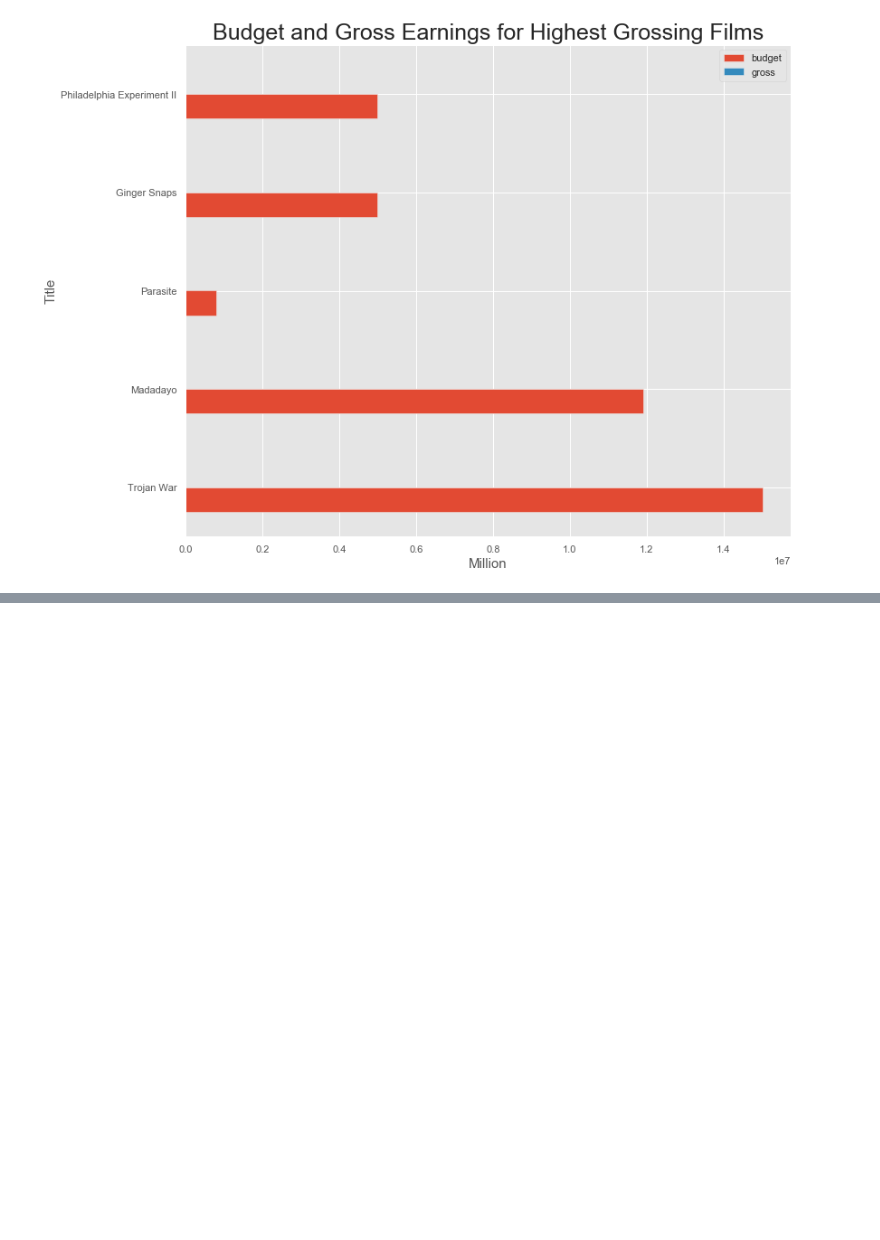
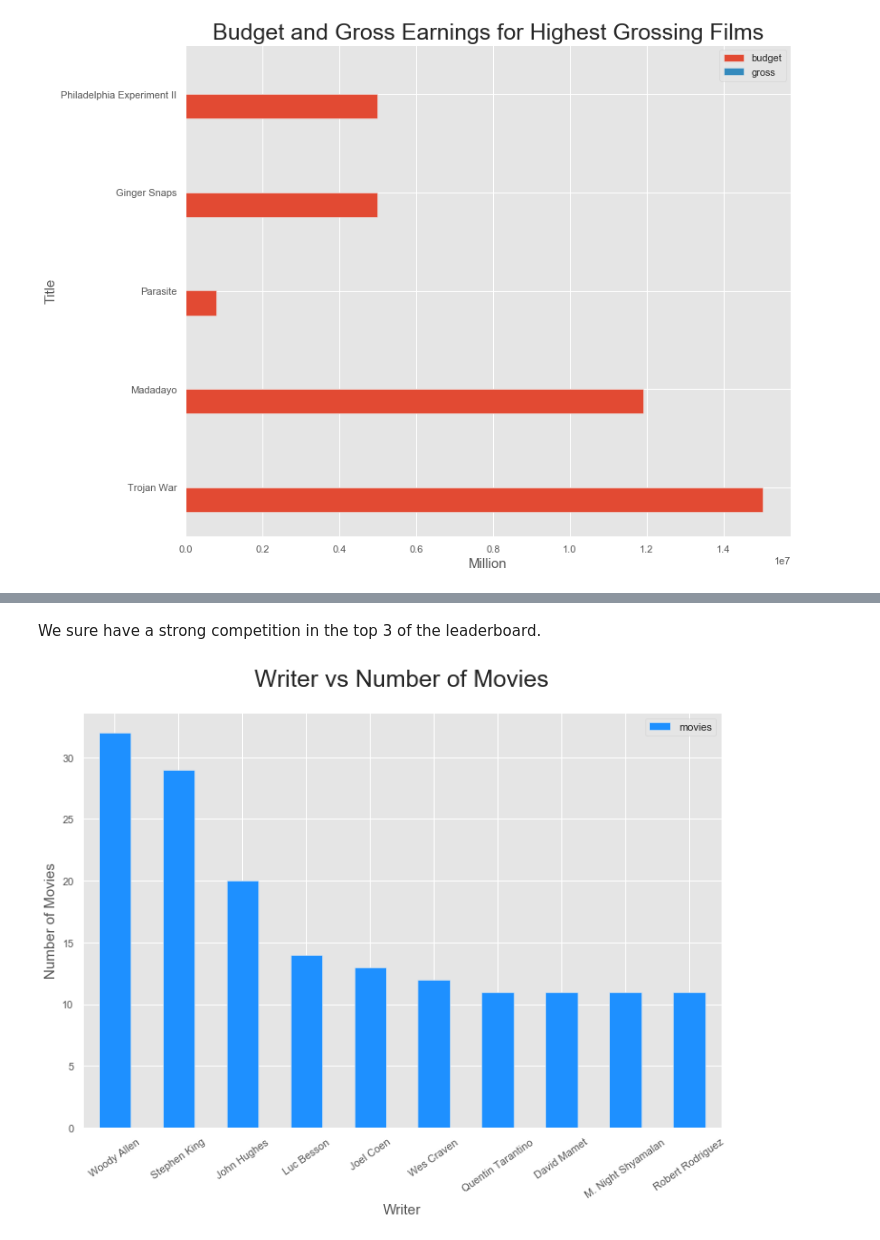
Before and after one commit to wi20b089/bdinf, a Jupyter notebook: Movies/movies-notebook.ipynb, the cells around one changed output, grey strips where cells are left out. Saved outputs shown, nothing was run; the diff lists cells and outputs as text; code cells hidden in the pictures; blank space fills up the shorter version.

```diff
--- a/Movies/movies-notebook.ipynb
+++ b/Movies/movies-notebook.ipynb
@@ -250,0 +318,5 @@ plt.show()
+# %%
+writers = df2.groupby(['writer'], as_index=False)['name'].count().sort_values(by='name', ascending=False)
+writers.rename(columns={'name':'movies'}, inplace=True)
+top_writers = writers.head(10)
+top_writers
@@ -250,0 +335,11 @@ plt.show()
+# %% [markdown]
+We sure have a strong competition in the top 3 of the leaderboard.
+# %%
+top_writers.plot(kind='bar', x='writer', y='movies', color='dodgerblue', figsize=(12,8))
+plt.title('Writer vs Number of Movies', size=25, y=1.05)
+plt.xlabel('Writer', size=15)
+plt.xticks(rotation=35)
+plt.ylabel('Number of Movies', size=15)
+plt.show()
+# %% [output]
+[figure, added]
```
Also changed, not shown: parts of 44 cells of this notebook.
